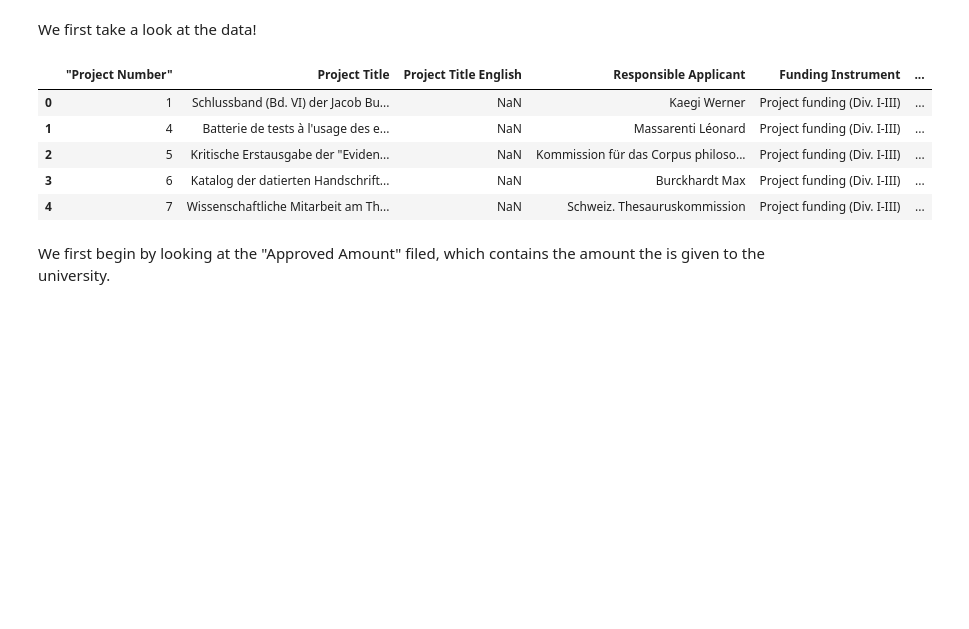
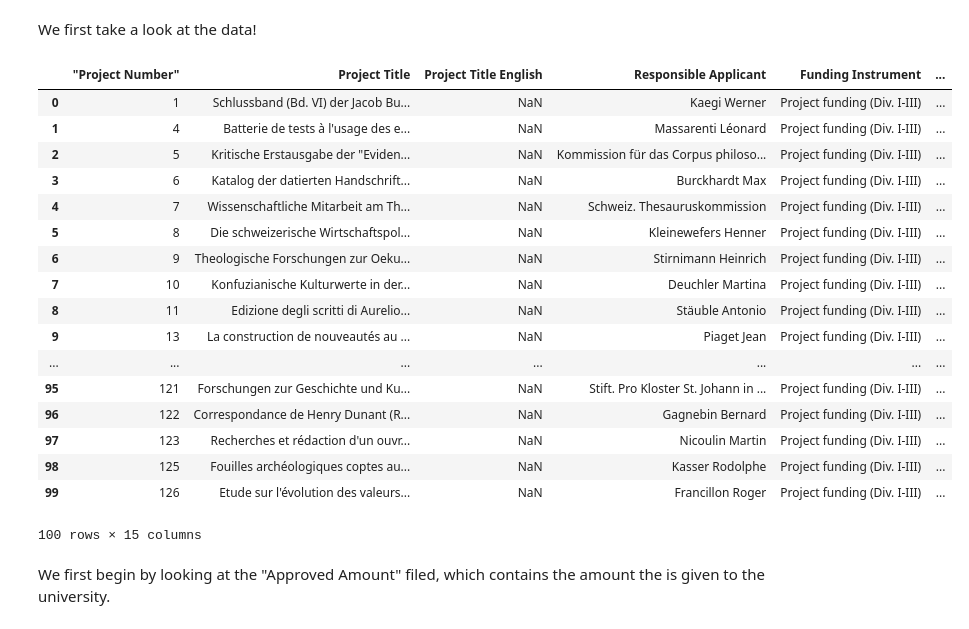
Before and after one commit to ThomVett/Homework, a Jupyter notebook: HW_03/Homework 3.ipynb, the cells around one changed output. Cells and saved outputs as stored; diff of their text form; code cells hidden in the pictures; blank space fills up the shorter version.

```diff
--- a/HW_03/Homework 3.ipynb
+++ b/HW_03/Homework 3.ipynb
@@ -18,14 +19,26 @@ data = pd.read_csv(path,sep = ';')
 # %% [markdown]
 We first take a look at the data!
 # %%
-data.head()
+data.head(100)
 # %% [output]
 |  | ﻿"Project Number" | Project Title | Project Title English | Responsible Applicant | Funding Instrument | ... |
 | 0 | 1 | Schlussband (Bd. VI) der Jacob Bu... | NaN | Kaegi Werner | Project funding (Div. I-III) | ... |
 | 1 | 4 | Batterie de tests à l'usage des e... | NaN | Massarenti Léonard | Project funding (Div. I-III) | ... |
 | 2 | 5 | Kritische Erstausgabe der "Eviden... | NaN | Kommission für das Corpus philoso... | Project funding (Div. I-III) | ... |
 | 3 | 6 | Katalog der datierten Handschrift... | NaN | Burckhardt Max | Project funding (Div. I-III) | ... |
 | 4 | 7 | Wissenschaftliche Mitarbeit am Th... | NaN | Schweiz. Thesauruskommission | Project funding (Div. I-III) | ... |
+| 5 | 8 | Die schweizerische Wirtschaftspol... | NaN | Kleinewefers Henner | Project funding (Div. I-III) | ... |
+| 6 | 9 | Theologische Forschungen zur Oeku... | NaN | Stirnimann Heinrich | Project funding (Div. I-III) | ... |
+| 7 | 10 | Konfuzianische Kulturwerte in der... | NaN | Deuchler Martina | Project funding (Div. I-III) | ... |
+| 8 | 11 | Edizione degli scritti di Aurelio... | NaN | Stäuble Antonio | Project funding (Div. I-III) | ... |
+| 9 | 13 | La construction de nouveautés au ... | NaN | Piaget Jean | Project funding (Div. I-III) | ... |
+| ... | ... | ... | ... | ... | ... | ... |
+| 95 | 121 | Forschungen zur Geschichte und Ku... | NaN | Stift. Pro Kloster St. Johann in ... | Project funding (Div. I-III) | ... |
+| 96 | 122 | Correspondance de Henry Dunant (R... | NaN | Gagnebin Bernard | Project funding (Div. I-III) | ... |
+| 97 | 123 | Recherches et rédaction d'un ouvr... | NaN | Nicoulin Martin | Project funding (Div. I-III) | ... |
+| 98 | 125 | Fouilles archéologiques coptes au... | NaN | Kasser Rodolphe | Project funding (Div. I-III) | ... |
+| 99 | 126 | Etude sur l'évolution des valeurs... | NaN | Francillon Roger | Project funding (Div. I-III) | ... |
+100 rows × 15 columns
 # %% [markdown]
 We first begin by looking at the "Approved Amount" filed, which contains the amount the is given to the university.
 # %%
```
Also changed, not shown: parts of 14 cells of this notebook, 3 other files.
